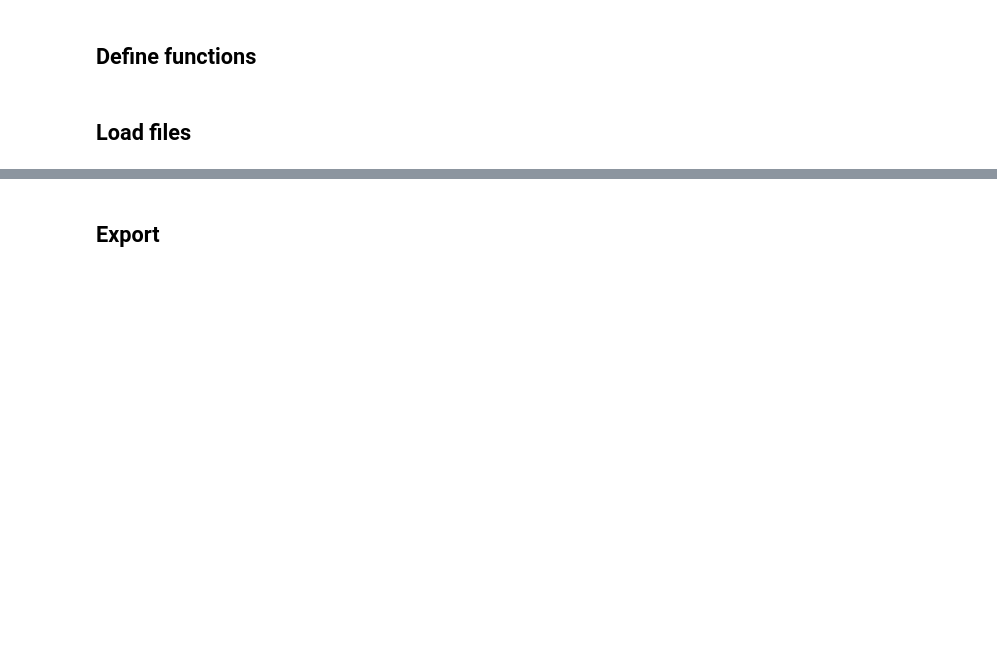
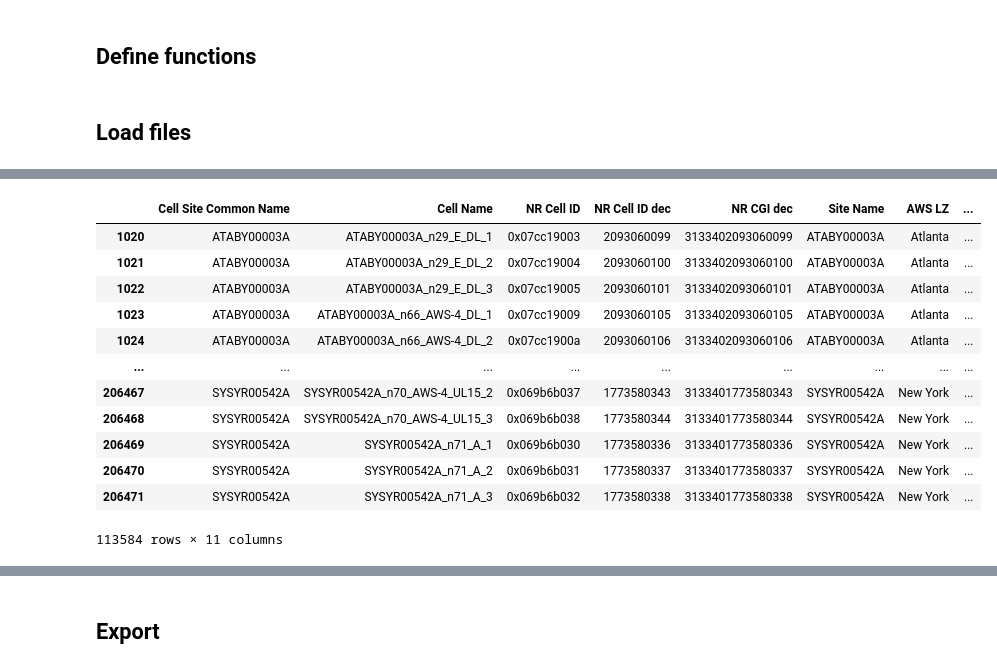
Before and after one commit to alvarova26/Python_and_Notebooks, a Jupyter notebook: DISH/DISH_Enrichment v3.ipynb, the cells around one changed output, grey strips where cells are left out. Saved outputs shown, nothing was run; the diff lists cells and outputs as text; code cells hidden in the pictures; blank space fills up the shorter version.

```diff
--- a/DISH/DISH_Enrichment v3.ipynb
+++ b/DISH/DISH_Enrichment v3.ipynb
@@ -143,0 +161,16 @@ df_n1_acdm.head()
+# %%
+df_enrich[~df_enrich['AWS LZ'].isna()]
+# %% [output]
+|  | Cell Site Common Name | Cell Name | NR Cell ID | NR Cell ID dec | NR CGI dec | Site Name | AWS LZ | ... |
+| 1020 | ATABY00003A | ATABY00003A_n29_E_DL_1 | 0x07cc19003 | 2093060099 | 3133402093060099 | ATABY00003A | Atlanta | ... |
+| 1021 | ATABY00003A | ATABY00003A_n29_E_DL_2 | 0x07cc19004 | 2093060100 | 3133402093060100 | ATABY00003A | Atlanta | ... |
+| 1022 | ATABY00003A | ATABY00003A_n29_E_DL_3 | 0x07cc19005 | 2093060101 | 3133402093060101 | ATABY00003A | Atlanta | ... |
+| 1023 | ATABY00003A | ATABY00003A_n66_AWS-4_DL_1 | 0x07cc19009 | 2093060105 | 3133402093060105 | ATABY00003A | Atlanta | ... |
+| 1024 | ATABY00003A | ATABY00003A_n66_AWS-4_DL_2 | 0x07cc1900a | 2093060106 | 3133402093060106 | ATABY00003A | Atlanta | ... |
+| ... | ... | ... | ... | ... | ... | ... | ... | ... |
+| 206467 | SYSYR00542A | SYSYR00542A_n70_AWS-4_UL15_2 | 0x069b6b037 | 1773580343 | 3133401773580343 | SYSYR00542A | New York | ... |
+| 206468 | SYSYR00542A | SYSYR00542A_n70_AWS-4_UL15_3 | 0x069b6b038 | 1773580344 | 3133401773580344 | SYSYR00542A | New York | ... |
+| 206469 | SYSYR00542A | SYSYR00542A_n71_A_1 | 0x069b6b030 | 1773580336 | 3133401773580336 | SYSYR00542A | New York | ... |
+| 206470 | SYSYR00542A | SYSYR00542A_n71_A_2 | 0x069b6b031 | 1773580337 | 3133401773580337 | SYSYR00542A | New York | ... |
+| 206471 | SYSYR00542A | SYSYR00542A_n71_A_3 | 0x069b6b032 | 1773580338 | 3133401773580338 | SYSYR00542A | New York | ... |
+113584 rows × 11 columns
```
Also changed, not shown: parts of 12 cells of this notebook, 3 other files.
